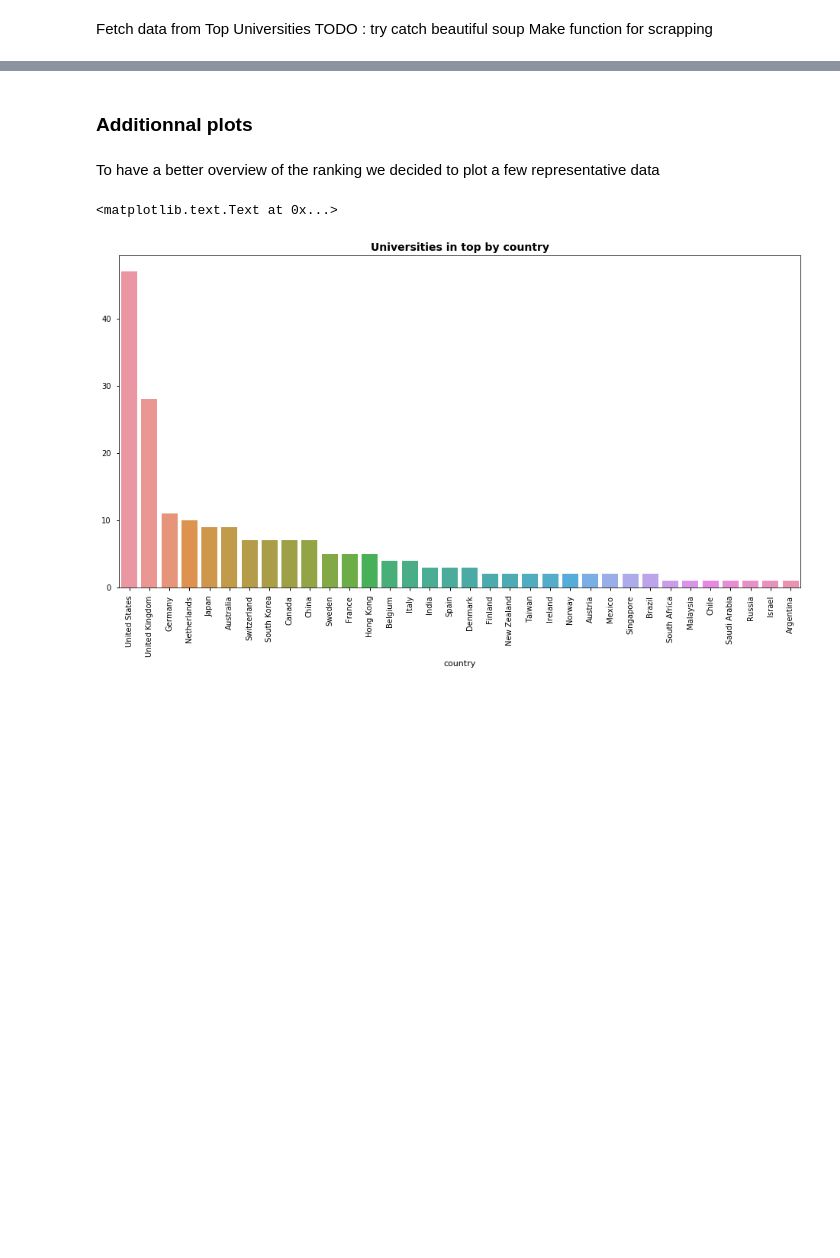
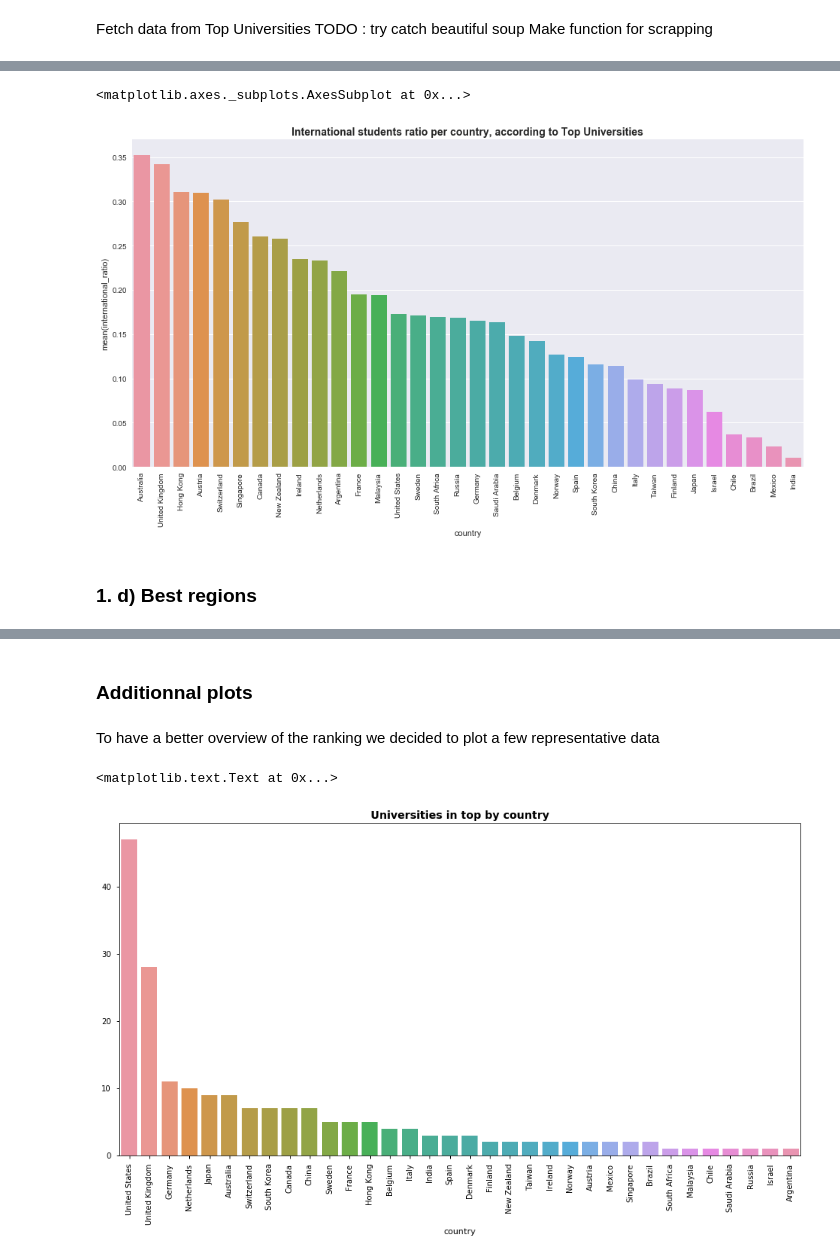
Before and after one commit to ImLemni/ada-epfl, a Jupyter notebook: 02-Data/homework2.ipynb, the cells around one changed output, grey strips where cells are left out. Drawn from its saved outputs; the diff is of its cells as text; code cells hidden in the pictures; blank space fills up the shorter version.

```diff
--- a/02-Data/homework2.ipynb
+++ b/02-Data/homework2.ipynb
@@ -445,0 +778,3 @@ p.set_title('Regions international students ratio', fontsize=14, fontweight='bol
+# %%
+top_universities_countries_international_ratio_df = get_best_international_ratio_country(top_universities_countries_df)
+top_universities_countries_international_ratio_df.head()
@@ -445,0 +789,7 @@ p.set_title('Regions international students ratio', fontsize=14, fontweight='bol
+# %%
+plot_geo_df(top_universities_countries_international_ratio_df, "international_ratio", "International students ratio per country, according to Top Universities")
+# %% [output]
+<matplotlib.axes._subplots.AxesSubplot at 0x...>
+[figure, added]
+# %% [markdown]
+### 1. d) Best regions
```
Also changed, not shown: parts of 113 cells of this notebook.
